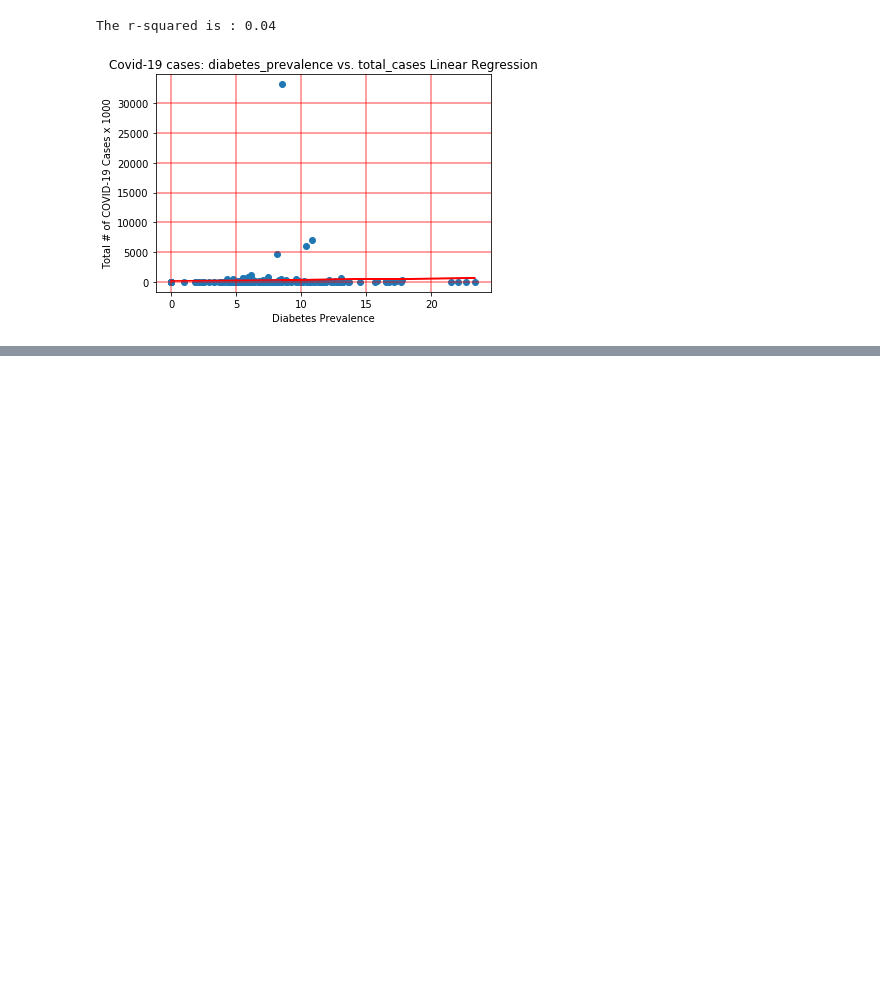
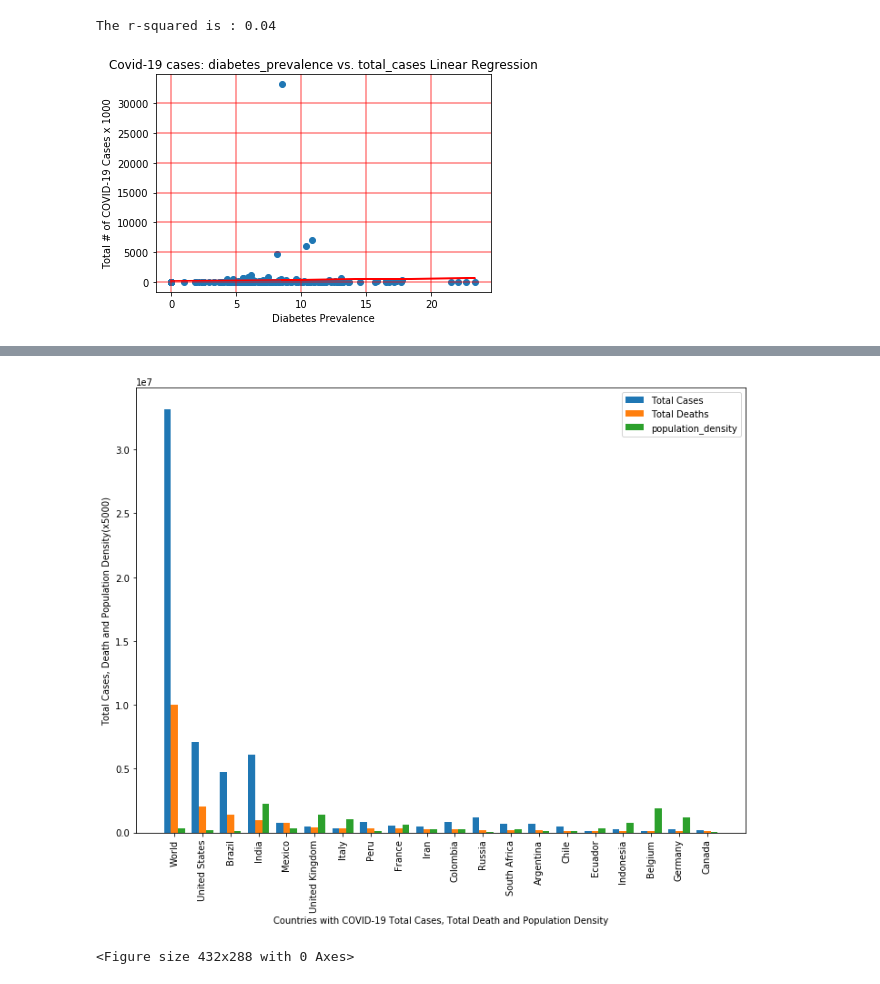
Before and after one commit to jjjdewan/ucb-data-visualization-msgrp-project1-covid-19, a Jupyter notebook: covid-19-project-challenge.ipynb, the cells around one changed output, grey strips where cells are left out. Saved outputs shown, nothing was run; the diff lists cells and outputs as text; code cells hidden in the pictures; blank space fills up the shorter version.

```diff
--- a/covid-19-project-challenge.ipynb
+++ b/covid-19-project-challenge.ipynb
@@ -389,3 +407,59 @@ The r-squared is : -0.02
 # %%
 #How many hospital beds per thousand available for each continent?
 #create graph
+# %%
+# Plot Compare: By country
+#  total number of COVID-19 cases, deaths and population
+#
+# get the data for plotting
+# get the data for plotting the top 20
+
+top_20_covid_data_to_plot_df = covid_data_clean_df_analysis[:20][['location','total_cases',
+                                                   'total_deaths','population',
+                                                    'population_density']].reset_index()
+
+# get total # for each country
+#
+total_cases_value = top_20_covid_data_to_plot_df.total_cases
+total_death_value = top_20_covid_data_to_plot_df.total_deaths
+total_population_value = top_20_covid_data_to_plot_df.population
+total_population_density_value = top_20_covid_data_to_plot_df.population_density
+
+
+# Get country value
+#
+countries = top_20_covid_data_to_plot_df['location'].values
+
+x = np.arange(len(countries))
+w = 0.25
+
+# Plot attributes
+#
+plt.figure(figsize=(12,9))
+
+rects1 = plt.bar(x-w, total_cases_value, width=w, label='Total Cases')
+rects2 = plt.bar(x, total_death_value*10, width=w, label='Total Deaths')
+#rects3 = plt.bar(x+w, total_population_value, width=w, label='population')
+rects4 = plt.bar(x+w, total_population_density_value*5000, width=w, label='population_density')
+
+# plt.plot(x, df['Target'].values, lw=2, label='Target')
+
+plt.xticks(x, countries, rotation=90)
+
+#plt.ylim([0,1000000])
+
+
+plt.xlabel('Countries with COVID-19 Total Cases, Total Death and Population Density')
+plt.ylabel('Total Cases, Death and Population Density(x5000)')
+
+plt.legend(loc="best")
+
+#fig.tight_layout()
+
+plt.show()
+
+# Save it
+plt.savefig("To_20_Countries-COVID-19-compare.png")
+# %% [output]
+[figure, added]
+<Figure size 432x288 with 0 Axes>
```
Also changed, not shown: parts of 12 cells of this notebook.
